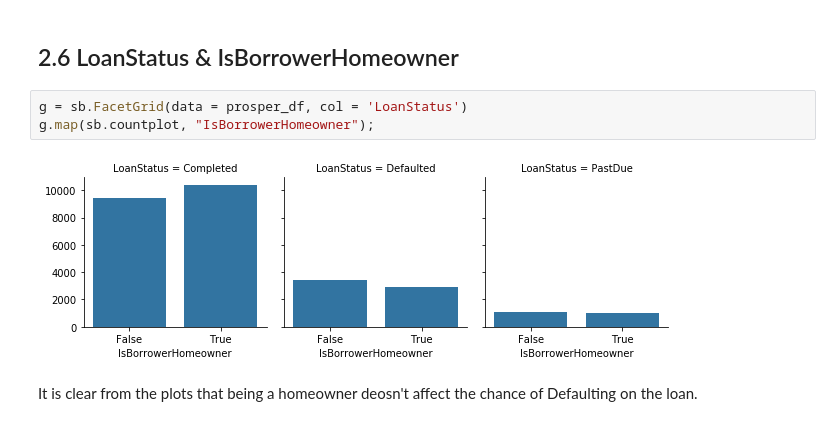
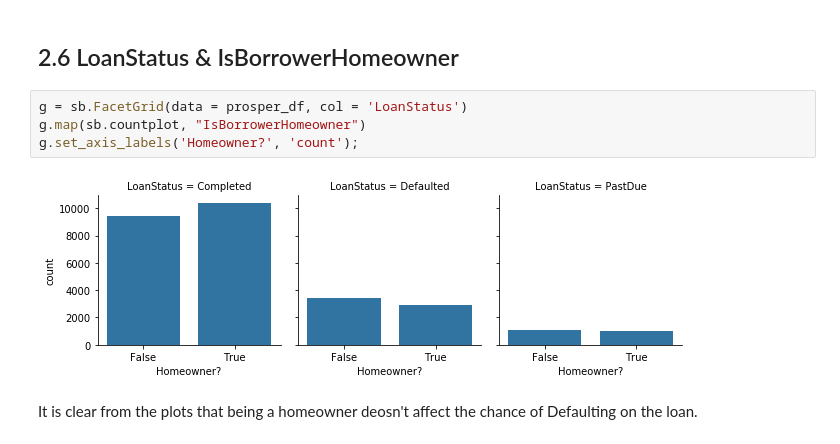
Before and after one commit to yaman-jaghbeer/Communicate-Data-Finding, a Jupyter notebook: exploration.ipynb, the cells around one changed output. Cells and saved outputs as stored; diff of their text form.

```diff
--- a/exploration.ipynb
+++ b/exploration.ipynb
@@ -654,9 +661,10 @@ While at 60-month more than half Defaulted compared to Completed.
 ## 2.6 LoanStatus & IsBorrowerHomeowner
 # %%
 g = sb.FacetGrid(data = prosper_df, col = 'LoanStatus')
-g.map(sb.countplot, "IsBorrowerHomeowner");
+g.map(sb.countplot, "IsBorrowerHomeowner")
+g.set_axis_labels('Homeowner?', 'count');
 # %% [output]
-[figure, old version]
+[figure, new version]
 # %% [markdown]
 It is clear from the plots that being a homeowner deosn't affect the chance of Defaulting on the loan.
 # %% [markdown]
```
Also changed, not shown: parts of 10 cells of this notebook, 2 other files.
